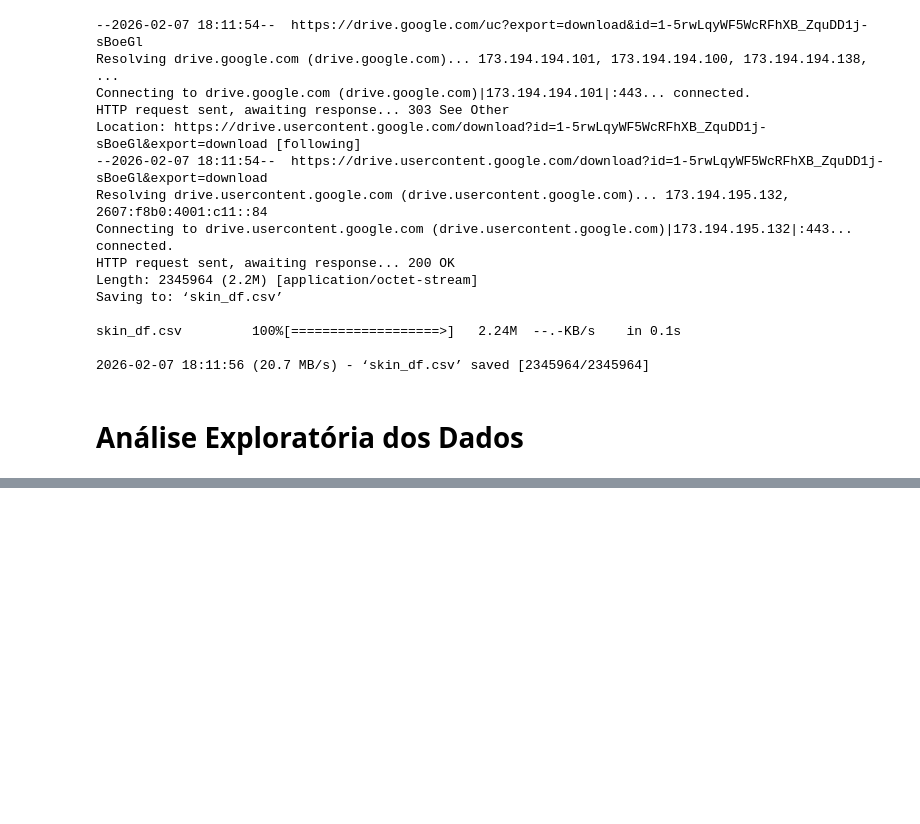
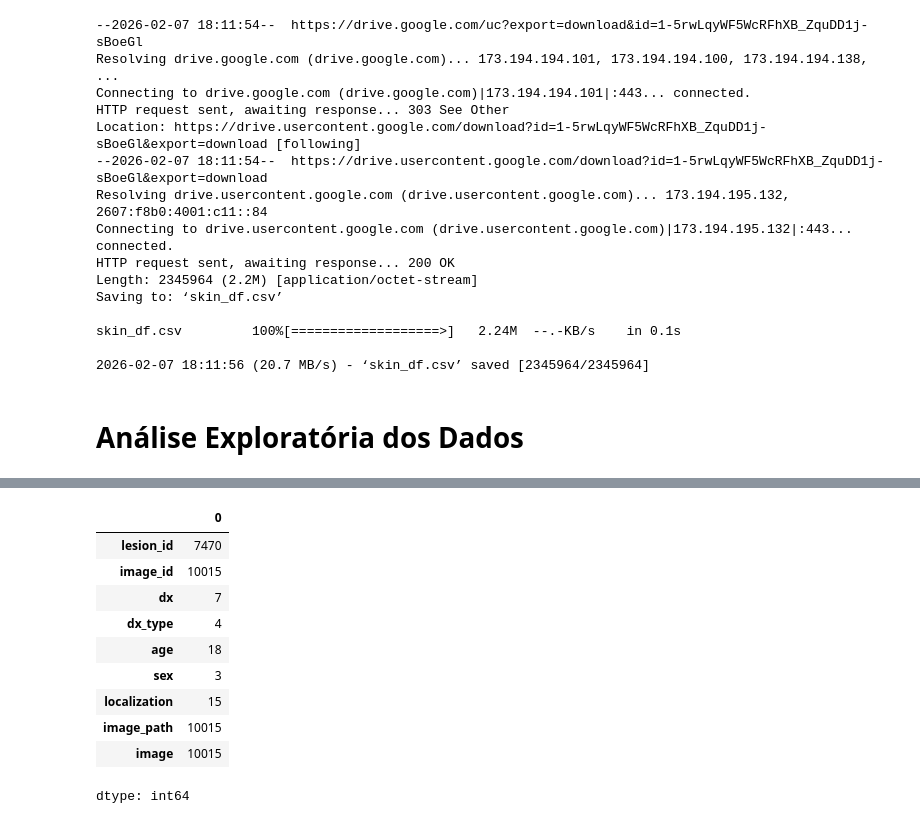
Before and after one commit to cristianalethangads/projetoads, a Jupyter notebook: projetoads.ipynb, the cells around one changed output, grey strips where cells are left out. Drawn from its saved outputs; the diff is of its cells as text; code cells hidden in the pictures; blank space fills up the shorter version.

```diff
--- a/projetoads.ipynb
+++ b/projetoads.ipynb
@@ -82,0 +137,14 @@ skin_df.head()
+# %%
+skin_df.nunique()
+# %% [output]
+|  | 0 |
+| lesion_id | 7470 |
+| image_id | 10015 |
+| dx | 7 |
+| dx_type | 4 |
+| age | 18 |
+| sex | 3 |
+| localization | 15 |
+| image_path | 10015 |
+| image | 10015 |
+dtype: int64
```
Also changed, not shown: parts of 4 cells of this notebook.
